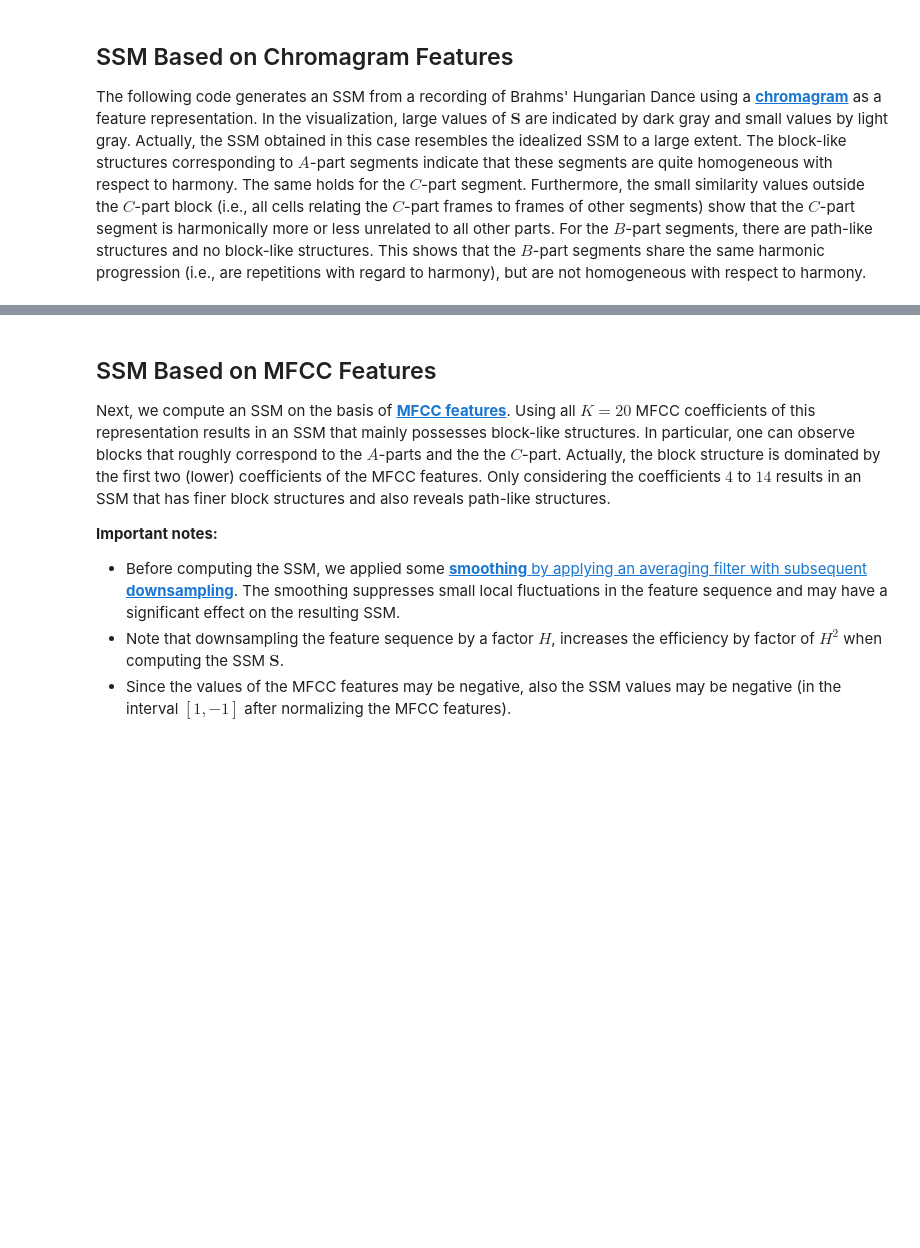
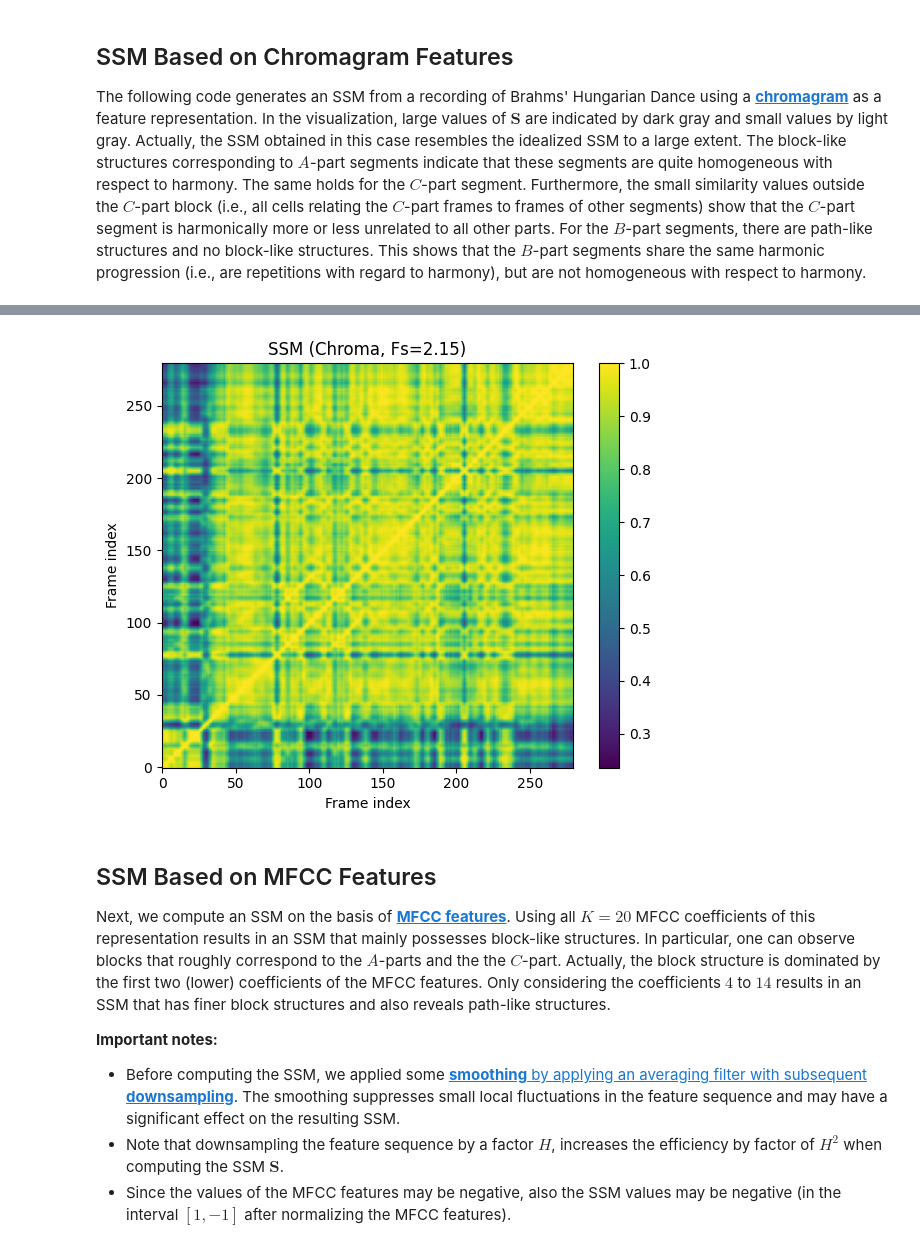
Before and after one commit to Dhracyr/MPA_SSM_and_ScapePlot_C4, a Jupyter notebook: C4S2_SSM.ipynb, the cells around one changed output, grey strips where cells are left out. Saved outputs shown, nothing was run; the diff lists cells and outputs as text; code cells hidden in the pictures; blank space fills up the shorter version.

```diff
--- a/C4S2_SSM.ipynb
+++ b/C4S2_SSM.ipynb
@@ -219,3 +282,15 @@ fig, ax = plot_feature_ssm(X, 1, S, 1, ann_frames, x_duration*Fs_X, color_ann=co
+# %%
+# Plot SSM only
+plt.figure(figsize=(6, 5))
+plt.imshow(S, origin="lower", aspect="auto")
+plt.title(f"SSM (Chroma, Fs={Fs_X:.2f})")
+plt.xlabel("Frame index")
+plt.ylabel("Frame index")
+plt.colorbar()
+plt.tight_layout()
+plt.show()
+# %% [output]
+[figure, added]
 # %% [markdown]
 ## SSM Based on MFCC Features
 
```
Also changed, not shown: parts of 7 cells of this notebook, 3 other files.
